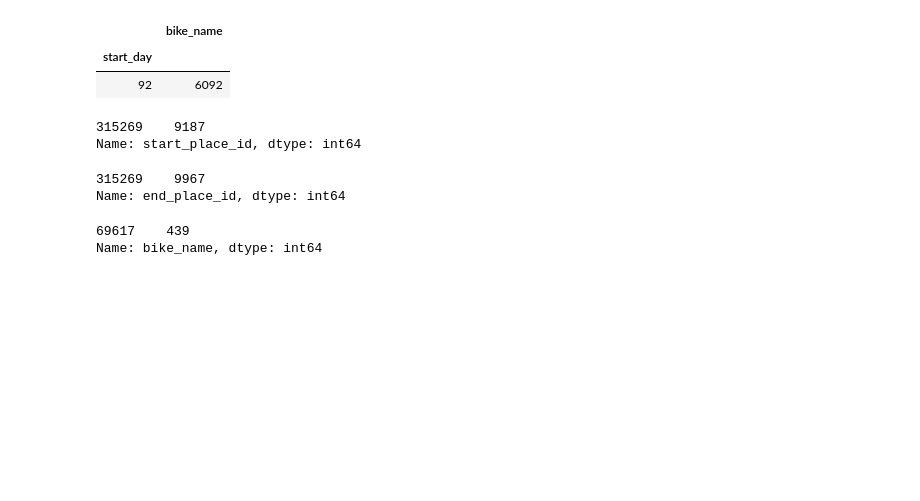
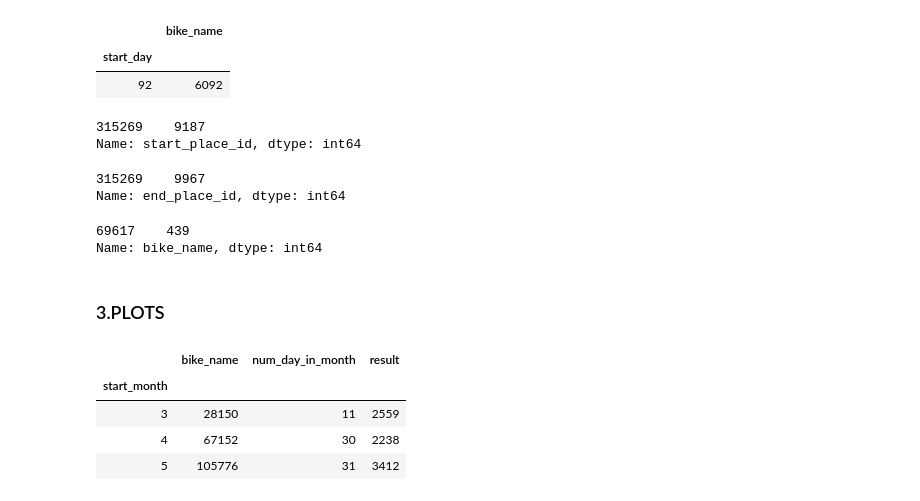
Before and after one commit to KGorczyca/City_bike_Lublin, a Jupyter notebook: PROJEKT.ipynb, the cells around one changed output. Saved outputs shown, nothing was run; the diff lists cells and outputs as text; code cells hidden in the pictures; blank space fills up the shorter version.

```diff
--- a/PROJEKT.ipynb
+++ b/PROJEKT.ipynb
@@ -235,3 +222,18 @@ city_bike17['bike_name'].value_counts().head(1)
 # %% [output]
 69617    439
 Name: bike_name, dtype: int64
+# %% [markdown]
+<h3>3.PLOTS
+# %%
+#create a plot for average rent number per month
+
+average_rent = city_bike17.groupby('start_month').agg({'bike_name':'count'}) #I count num of rent per month
+average_rent['num_day_in_month'] = city_bike17.groupby(['start_month'])[['day_of_month']].nunique() #I count num of days in month
+average_rent['result'] = average_rent['bike_name']//average_rent['num_day_in_month'] #I count average rent number for every month
+average_rent
+# %% [output]
+|  | bike_name | num_day_in_month | result |
+| start_month |  |  |  |
+| 3 | 28150 | 11 | 2559 |
+| 4 | 67152 | 30 | 2238 |
+| 5 | 105776 | 31 | 3412 |
```
Also changed, not shown: parts of 8 cells of this notebook.
